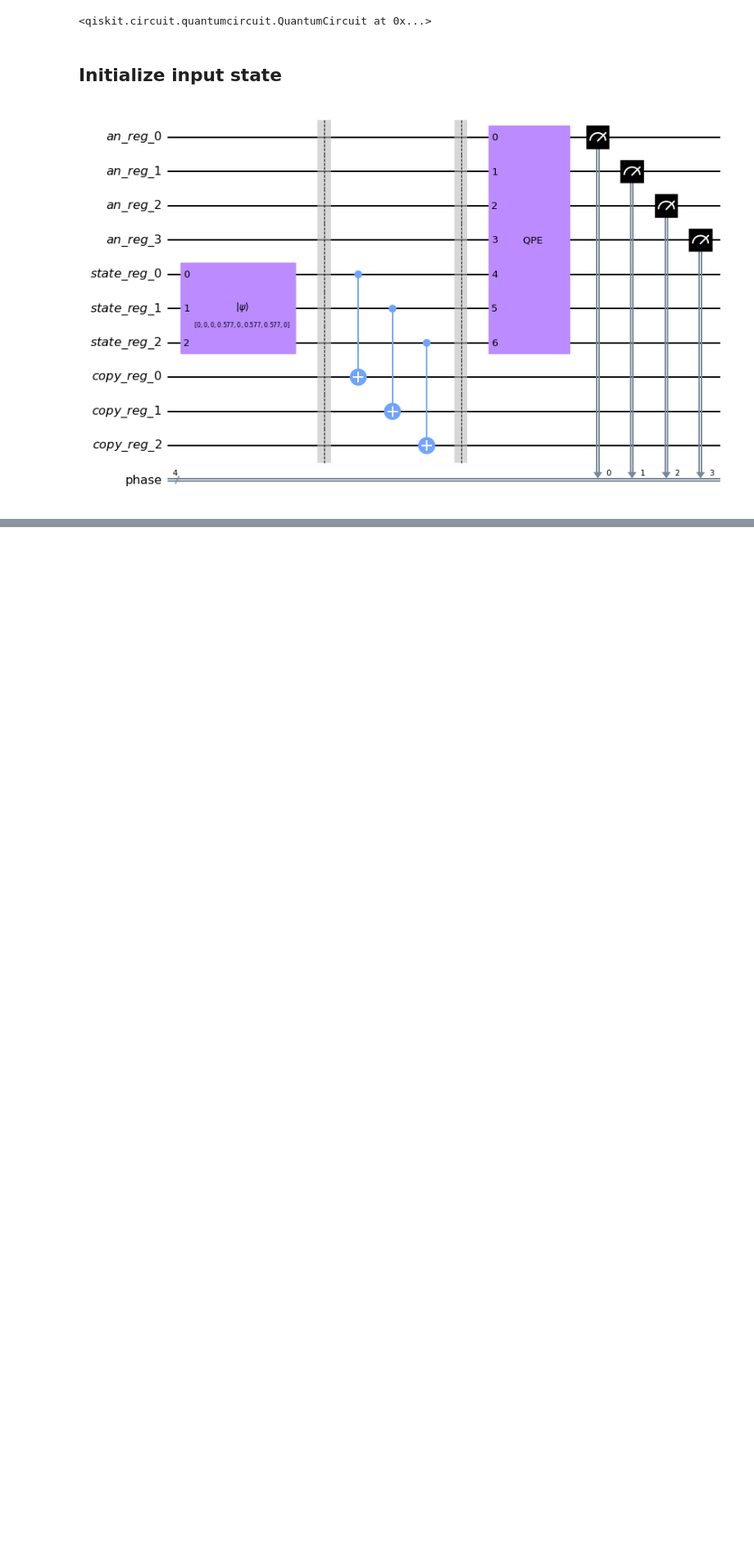
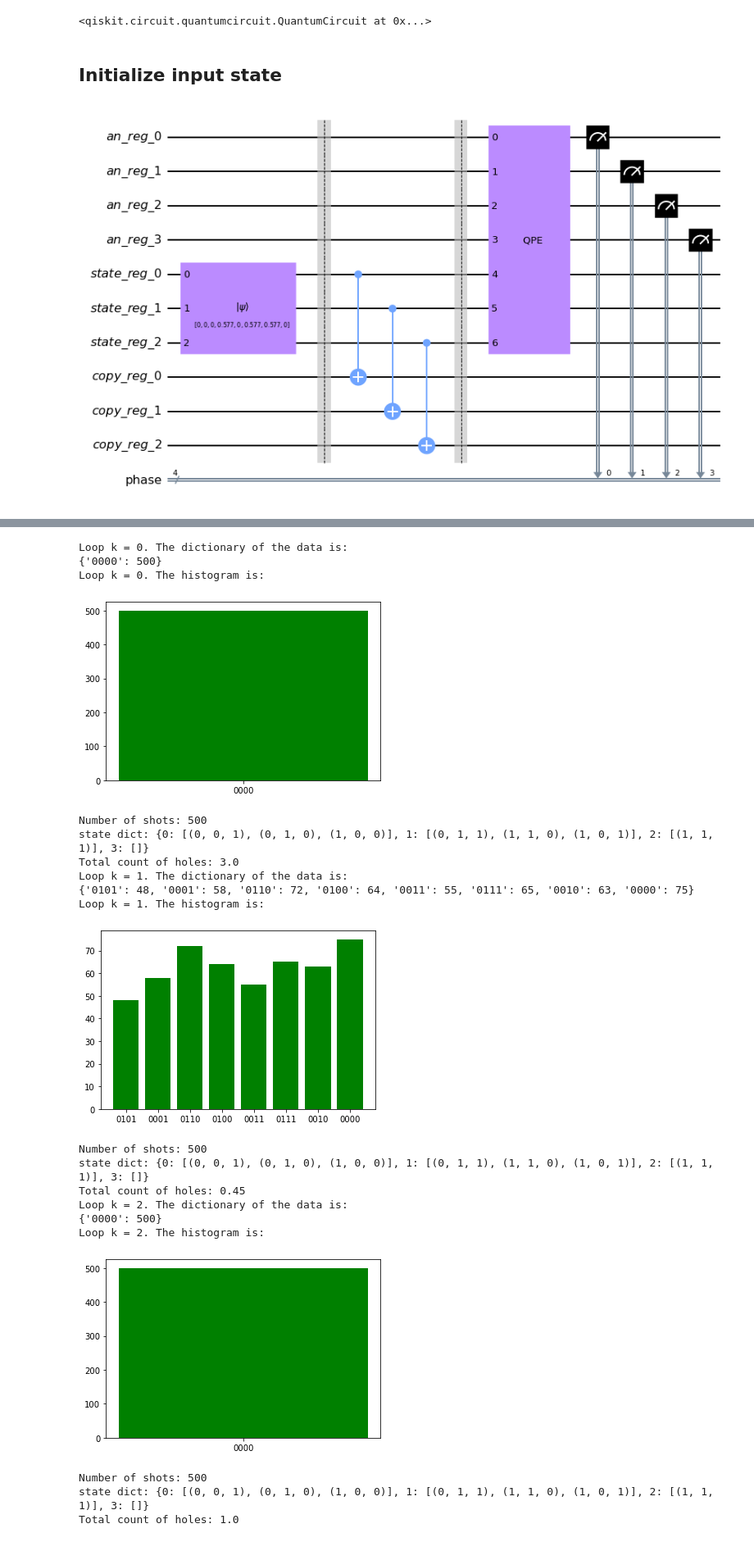
Before and after one commit to KathrinKoenig/QuantumTopologicalDataAnalysis, a Jupyter notebook: Code/QPE.ipynb, the cells around one changed output, grey strips where cells are left out. Shown at 82% size. Drawn from its saved outputs; the diff is of its cells as text; code cells hidden in the pictures; blank space fills up the shorter version.

Commit message:
functions for the qpe file and loop over simplices

```diff
--- a/Code/QPE.ipynb
+++ b/Code/QPE.ipynb
@@ -59,8 +63,10 @@ def init(qc, num_qubits):
 #qpe = init(num_qubits,5, 6)
 #qpe.draw()
 # %%
-def controledU(qc, rep, num_qubits, n_vertices):
+def controledU(qc, rep, num_qubits, n_vertices, k, state_dict):
     repetitions = rep
+    unit = scipy.linalg.expm(1j*combinatorial_laplacian(n_vertices, k, state_dict))
+    gate = qiskit.extensions.UnitaryGate(unit)
     for counting_qubit in range(num_qubits):
         for i in range(repetitions):
             qc.append(gate.control(1), [counting_qubit] + list(range(num_qubits,num_qubits+n_vertices)))
@@ -79,9 +85,11 @@ def qft_dagger(qc, n):
             qc.cp(-math.pi/float(2**(j-m)), m, j)
         qc.h(j)
 # %%
-def qpe_total(qc,num_qubits, n_vertices):
-    init(qc, num_qubits)
-    controledU(qc,1, num_qubits, n_vertices)
+def qpe_total(num_qubits, n_vertices, k, state_dict):
+    qc = QuantumCircuit(num_qubits + n_vertices)
+    for qubit in range(num_qubits):
+        qc.h(qubit)
+    controledU(qc, 1, num_qubits, n_vertices, k, state_dict)
     # Apply inverse QFT
-    qft_dagger(qpe, num_qubits)
-    return qpe
+    qft_dagger(qc, num_qubits)
+    return qc
@@ -120,0 +183,37 @@ The number of 1-holes is:  1.008
+# %%
+n_vertices = 3
+num_qubits = 4
+shots = 500
+
+S0 = [(0,0,1),(0,1,0), (1,0,0)]
+S_test = [(0,1,0,0),(0,0,1,1)]
+S1 = [(0,1,1),(1,1,0),(1,0,1)]
+S2 = []
+S2 = [(1,1,1)]
+S3 = []
+
+state_dict = {0: S0, 1: S1, 2: S2, 3: S3}
+
+full_topological_analysis(num_qubits, n_vertices, state_dict, shots)
+# %% [output]
+Loop k = 0. The dictionary of the data is:
+{'0000': 500}
+Loop k = 0. The histogram is:
+[figure, added]
+Number of shots: 500
+state dict: {0: [(0, 0, 1), (0, 1, 0), (1, 0, 0)], 1: [(0, 1, 1), (1, 1, 0), (1, 0, 1)], 2: [(1, 1, 1)], 3: []}
+Total count of holes: 3.0
+Loop k = 1. The dictionary of the data is:
+{'0101': 48, '0001': 58, '0110': 72, '0100': 64, '0011': 55, '0111': 65, '0010': 63, '0000': 75}
+Loop k = 1. The histogram is:
+[figure, added]
+Number of shots: 500
+state dict: {0: [(0, 0, 1), (0, 1, 0), (1, 0, 0)], 1: [(0, 1, 1), (1, 1, 0), (1, 0, 1)], 2: [(1, 1, 1)], 3: []}
+Total count of holes: 0.45
+Loop k = 2. The dictionary of the data is:
+{'0000': 500}
+Loop k = 2. The histogram is:
+[figure, added]
+Number of shots: 500
+state dict: {0: [(0, 0, 1), (0, 1, 0), (1, 0, 0)], 1: [(0, 1, 1), (1, 1, 0), (1, 0, 1)], 2: [(1, 1, 1)], 3: []}
+Total count of holes: 1.0
```
Also changed, not shown: parts of 19 cells of this notebook.
